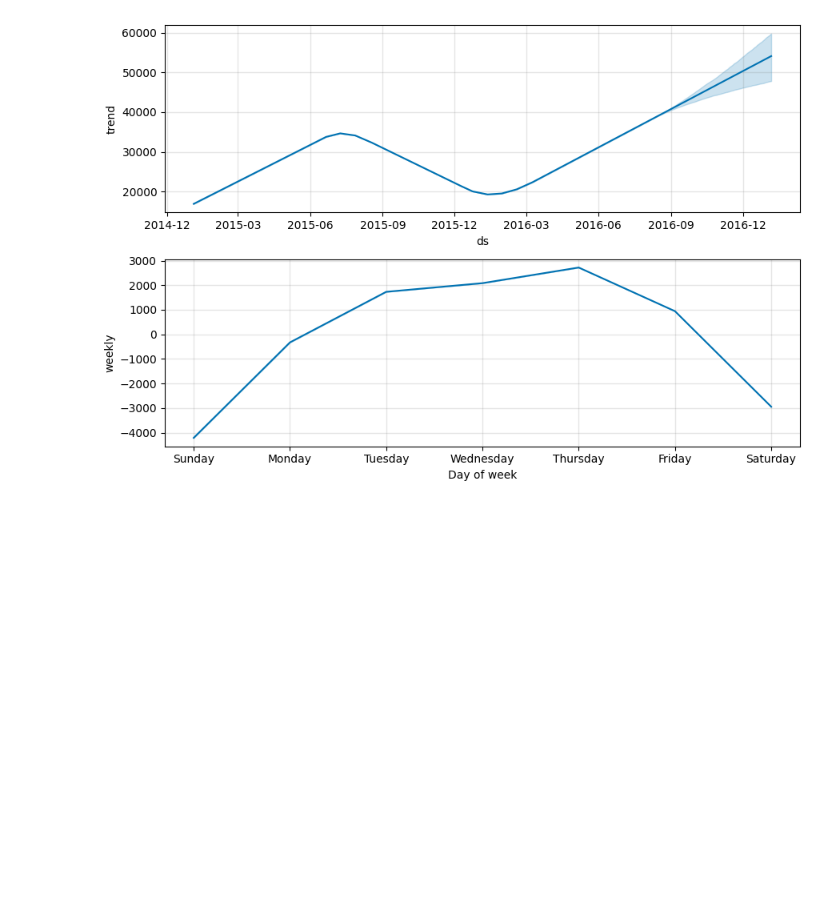
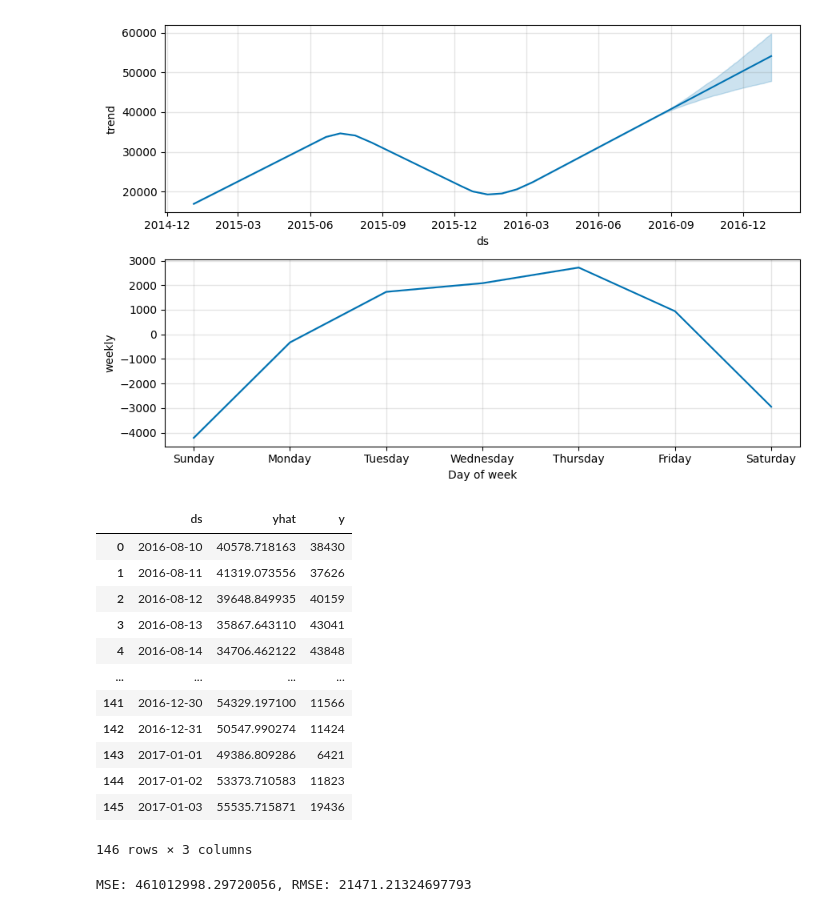
Before and after one commit to juliogazoli/alura-data-science-python-analisando-e-prevendo-series-temporais, a Jupyter notebook: atividades.ipynb, the cells around one changed output. Saved outputs shown, nothing was run; the diff lists cells and outputs as text; code cells hidden in the pictures; blank space fills up the shorter version.

```diff
--- a/atividades.ipynb
+++ b/atividades.ipynb
@@ -616,3 +616,30 @@ plt.plot(df_teste['ds'], df_teste['y'], '.r')
 fig_2 = modelo.plot_components(previsao)
 # %% [output]
 [figure]
+# %%
+df_previsao = previsao[['ds', 'yhat']]
+df_comparacao = pd.merge(df_previsao, df_teste, on='ds')
+df_comparacao
+# %% [output]
+|  | ds | yhat | y |
+| 0 | 2016-08-10 | 40578.718163 | 38430 |
+| 1 | 2016-08-11 | 41319.073556 | 37626 |
+| 2 | 2016-08-12 | 39648.849935 | 40159 |
+| 3 | 2016-08-13 | 35867.643110 | 43041 |
+| 4 | 2016-08-14 | 34706.462122 | 43848 |
+| ... | ... | ... | ... |
+| 141 | 2016-12-30 | 54329.197100 | 11566 |
+| 142 | 2016-12-31 | 50547.990274 | 11424 |
+| 143 | 2017-01-01 | 49386.809286 | 6421 |
+| 144 | 2017-01-02 | 53373.710583 | 11823 |
+| 145 | 2017-01-03 | 55535.715871 | 19436 |
+146 rows × 3 columns
+# %%
+from sklearn.metrics import mean_squared_error
+
+mse = mean_squared_error(df_comparacao['y'], df_comparacao['yhat'])
+rmse = np.sqrt(mse)
+
+print(f'MSE: {mse}, RMSE: {rmse}')
+# %% [output]
+MSE: 461012998.29720056, RMSE: 21471.21324697793
```
Also changed, not shown: parts of 2 cells of this notebook.
